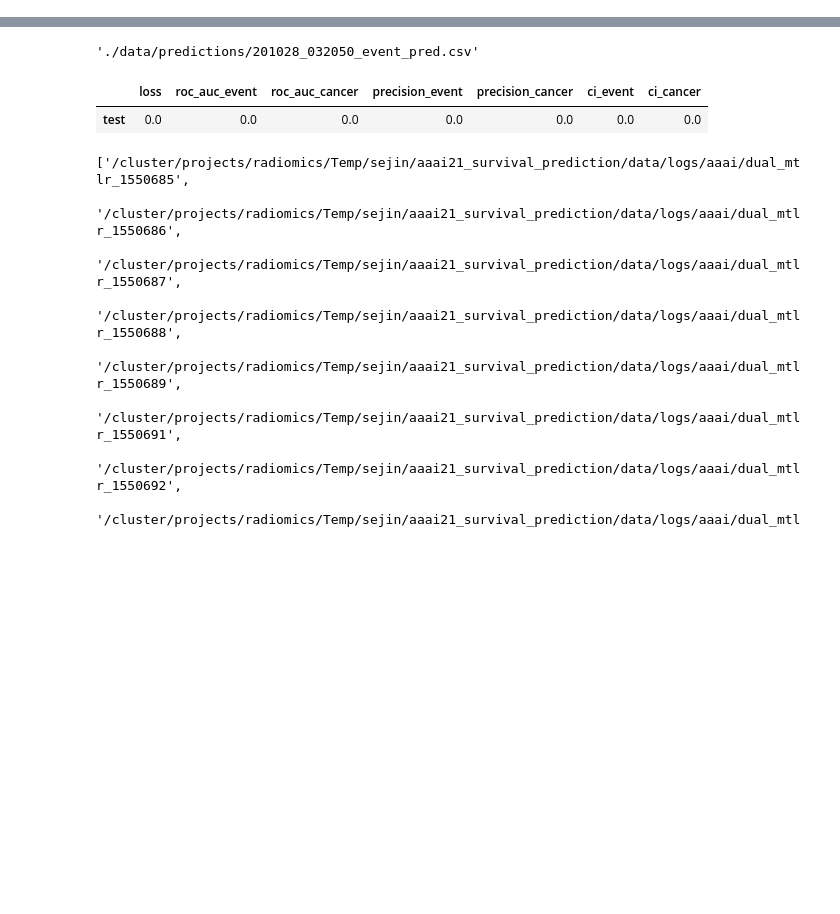
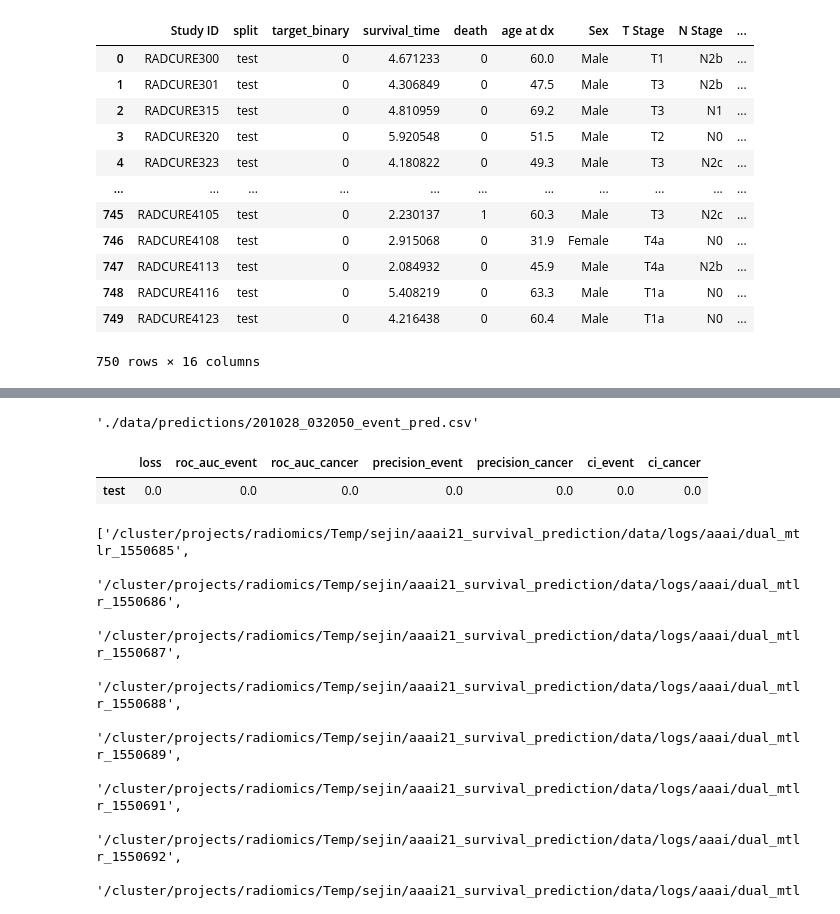
Before and after one commit to bhklab/aaai21_survival_prediction, a Jupyter notebook: Untitled.ipynb, the cells around one changed output, grey strips where cells are left out. Cells and saved outputs as stored; diff of their text form; code cells hidden in the pictures; blank space fills up the shorter version.

```diff
--- a/Untitled.ipynb
+++ b/Untitled.ipynb
@@ -2,3 +2,22 @@
 from datetime import datetime as dt
 import pandas as pd
 import os
+# %%
+df1 = pd.read_csv("/cluster/projects/radiomics/RADCURE-challenge/clinical_cancer_death.csv")
+df2 = pd.read_csv("/cluster/projects/radiomics/RADCURE-challenge/data/clinical_test.csv")
+# %%
+pd.merge(df1, df2[["Study ID", "ECOG"]], how='inner', on='Study ID').drop("EGFRI", axis=1)
+# %% [output]
+|  | Study ID | split | target_binary | survival_time | death | age at dx | Sex | T Stage | N Stage | ... |
+| 0 | RADCURE300 | test | 0 | 4.671233 | 0 | 60.0 | Male | T1 | N2b | ... |
+| 1 | RADCURE301 | test | 0 | 4.306849 | 0 | 47.5 | Male | T3 | N2b | ... |
+| 2 | RADCURE315 | test | 0 | 4.810959 | 0 | 69.2 | Male | T3 | N1 | ... |
+| 3 | RADCURE320 | test | 0 | 5.920548 | 0 | 51.5 | Male | T2 | N0 | ... |
+| 4 | RADCURE323 | test | 0 | 4.180822 | 0 | 49.3 | Male | T3 | N2c | ... |
+| ... | ... | ... | ... | ... | ... | ... | ... | ... | ... | ... |
+| 745 | RADCURE4105 | test | 0 | 2.230137 | 1 | 60.3 | Male | T3 | N2c | ... |
+| 746 | RADCURE4108 | test | 0 | 2.915068 | 0 | 31.9 | Female | T4a | N0 | ... |
+| 747 | RADCURE4113 | test | 0 | 2.084932 | 0 | 45.9 | Male | T4a | N2b | ... |
+| 748 | RADCURE4116 | test | 0 | 5.408219 | 0 | 63.3 | Male | T1a | N0 | ... |
+| 749 | RADCURE4123 | test | 0 | 4.216438 | 0 | 60.4 | Male | T1a | N0 | ... |
+750 rows × 16 columns
```
Also changed, not shown: parts of 2 cells of this notebook, 9 other files.
